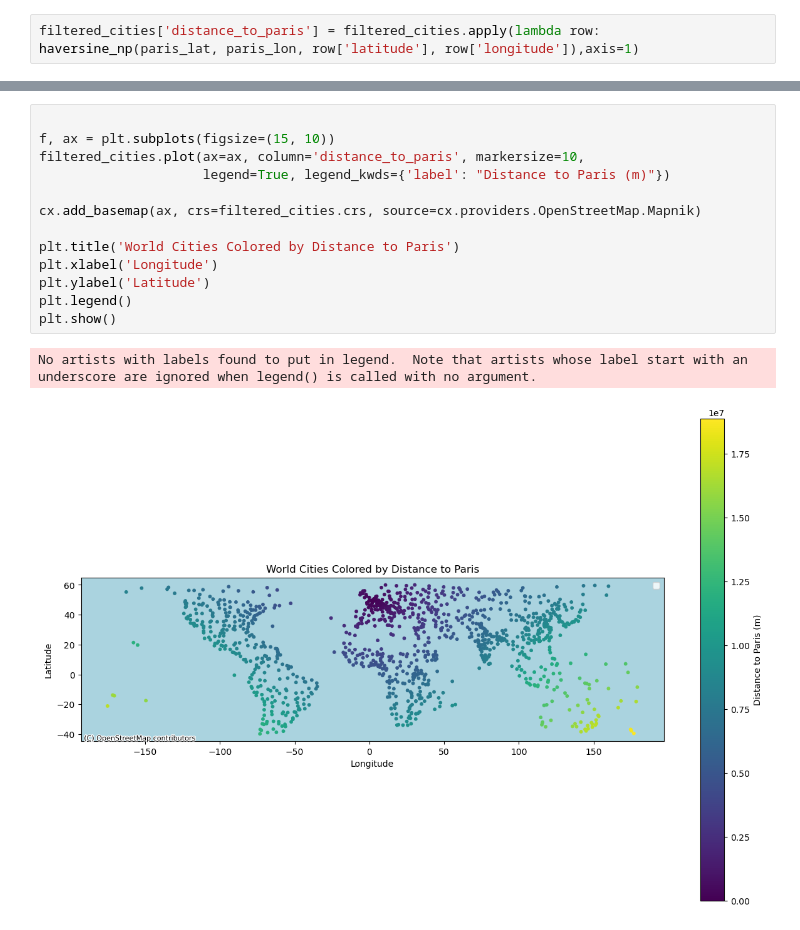
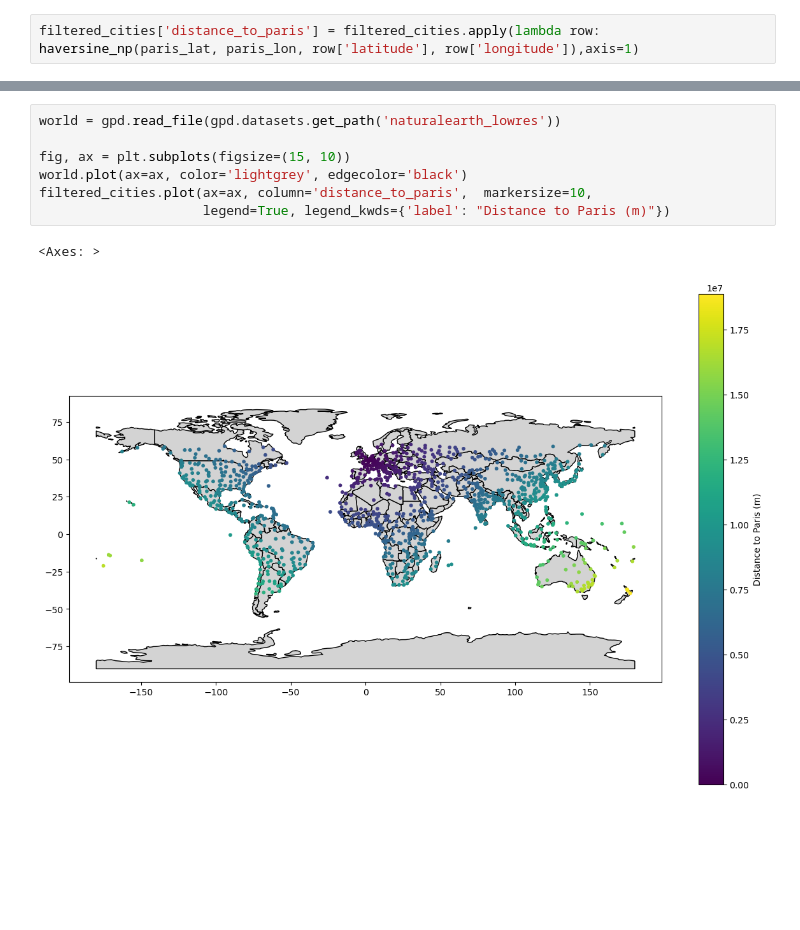
Before and after one commit to shwan3/geog-312, a Jupyter notebook: book/labs/lab_04.ipynb, the cells around one changed output, grey strips where cells are left out. Drawn from its saved outputs; the diff is of its cells as text; blank space fills up the shorter version.

```diff
--- a/book/labs/lab_04.ipynb
+++ b/book/labs/lab_04.ipynb
@@ -183,16 +185,10 @@ filtered_cities.explore("distance_to_paris", legend=False, )
 # %%
+world = gpd.read_file(gpd.datasets.get_path('naturalearth_lowres'))
 
-f, ax = plt.subplots(figsize=(15, 10))
-filtered_cities.plot(ax=ax, column='distance_to_paris', markersize=10,
+fig, ax = plt.subplots(figsize=(15, 10))
+world.plot(ax=ax, color='lightgrey', edgecolor='black')
+filtered_cities.plot(ax=ax, column='distance_to_paris',  markersize=10,
                      legend=True, legend_kwds={'label': "Distance to Paris (m)"})
-
-cx.add_basemap(ax, crs=filtered_cities.crs, source=cx.providers.OpenStreetMap.Mapnik)
-
-plt.title('World Cities Colored by Distance to Paris')
-plt.xlabel('Longitude')
-plt.ylabel('Latitude')
-plt.legend()
-plt.show()
 # %% [output]
-No artists with labels found to put in legend.  Note that artists whose label start with an underscore are ignored when legend() is called with no argument.
+<Axes: >
-[figure, old version]
+[figure, new version]
```
Also changed, not shown: parts of 2 cells of this notebook.
